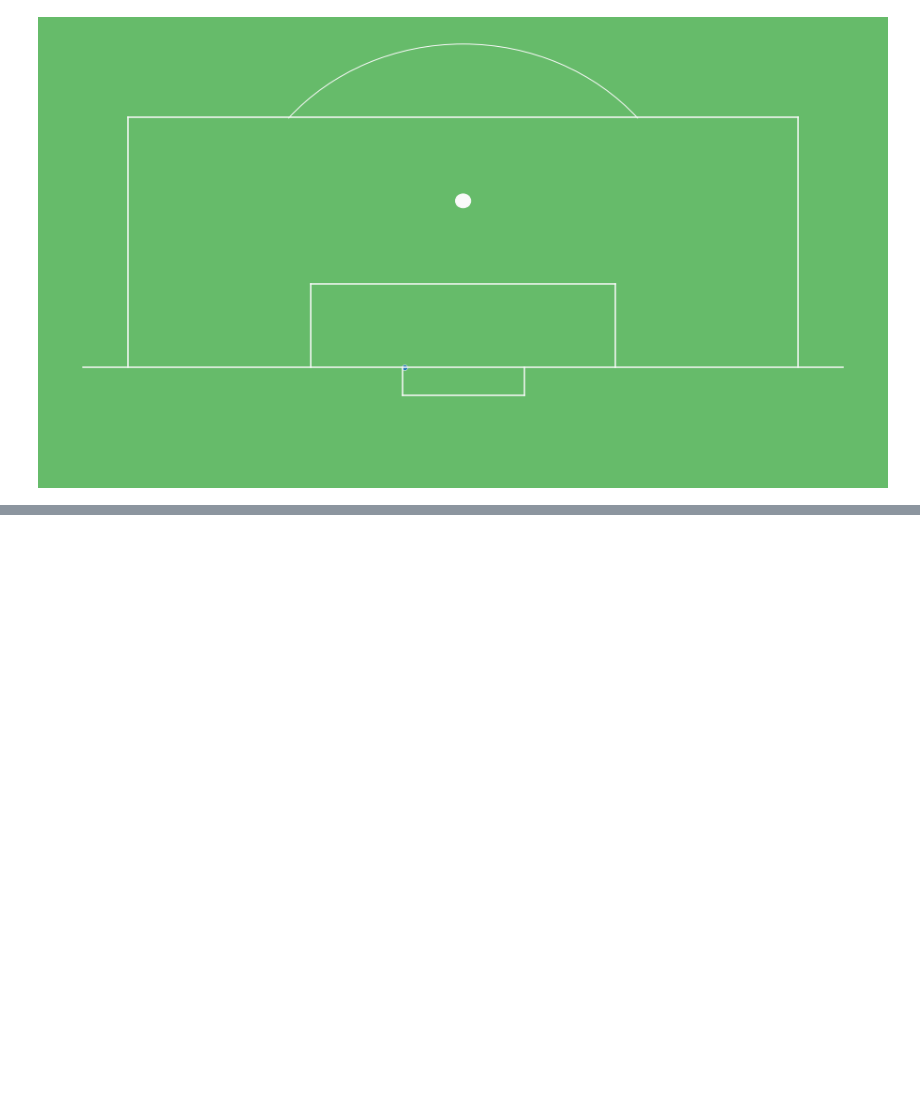
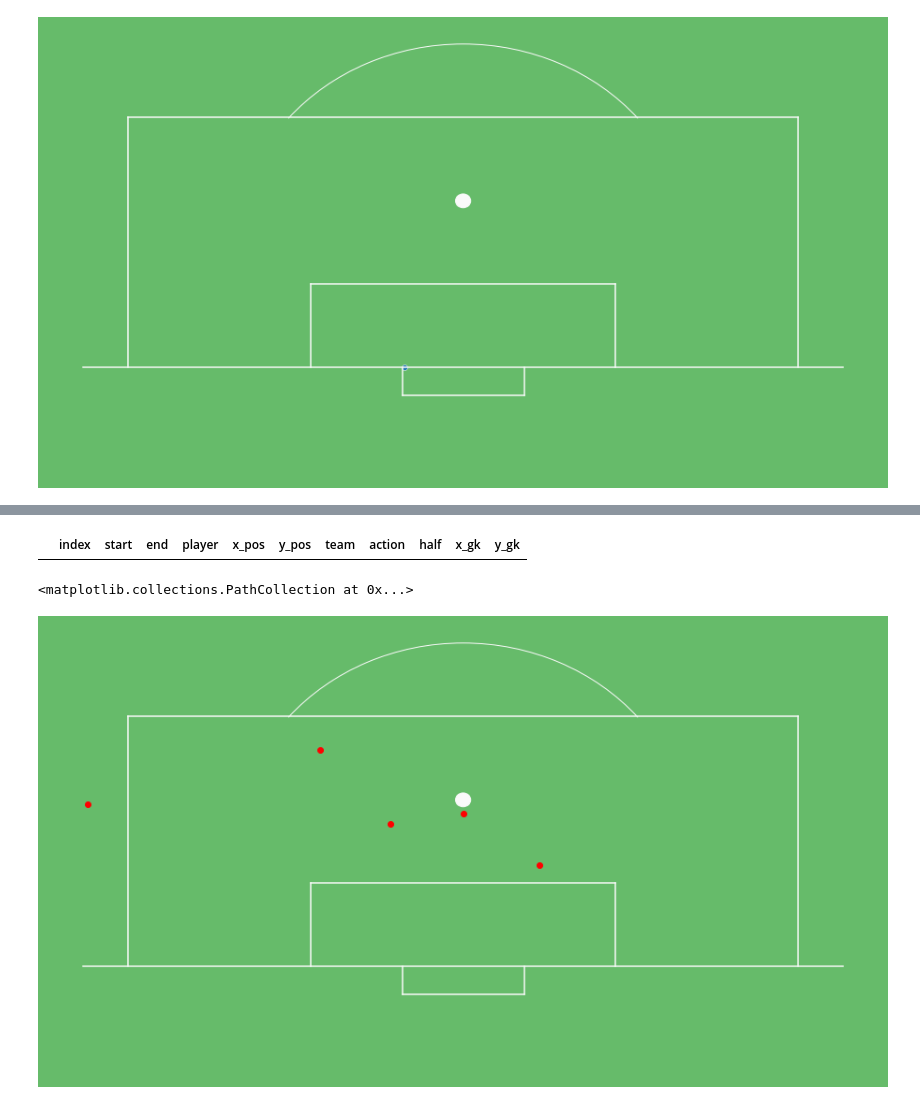
Before and after one commit to keepertrainer78698/youth-base, a Jupyter notebook: goalkeeping/int-goalkeeping/events.ipynb, the cells around one changed output, grey strips where cells are left out. Drawn from its saved outputs; the diff is of its cells as text; code cells hidden in the pictures; blank space fills up the shorter version.

```diff
--- a/goalkeeping/int-goalkeeping/events.ipynb
+++ b/goalkeeping/int-goalkeeping/events.ipynb
@@ -309,0 +579,19 @@ sns.scatterplot(data=sample, x='final_x', y='final_y')
+# %%
+instat_goals = df.loc[df['action'] == 'Goals']
+instat_goals['x_shot'] = instat_goals['y_pos'] - 34
+instat_goals['y_shot'] = 105 - instat_goals['x_pos']
+instat_goals.reset_index()
+
+instat_goals_gk = df.loc[df.action == 'Goals conceded']
+instat_goals_gk['x_gk'] = 68 - instat_goals_gk['y_pos'] - 34
+instat_goals_gk['y_gk'] = instat_goals_gk['x_pos']
+instat_goals_gk.reset_index()
+# %% [output]
+|  | index | start | end | player | x_pos | y_pos | team | action | half | x_gk | y_gk |
+# %%
+box_map()
+plt.scatter(instat_goals['x_shot'], instat_goals['y_shot'], color=hue_color)
+#plt.scatter(instat_goals_gk['x_gk'], instat_goals_gk['y_gk'], color=hue_color)
+# %% [output]
+<matplotlib.collections.PathCollection at 0x...>
+[figure, added]
```
Also changed, not shown: parts of 13 cells of this notebook, 1 other file.
